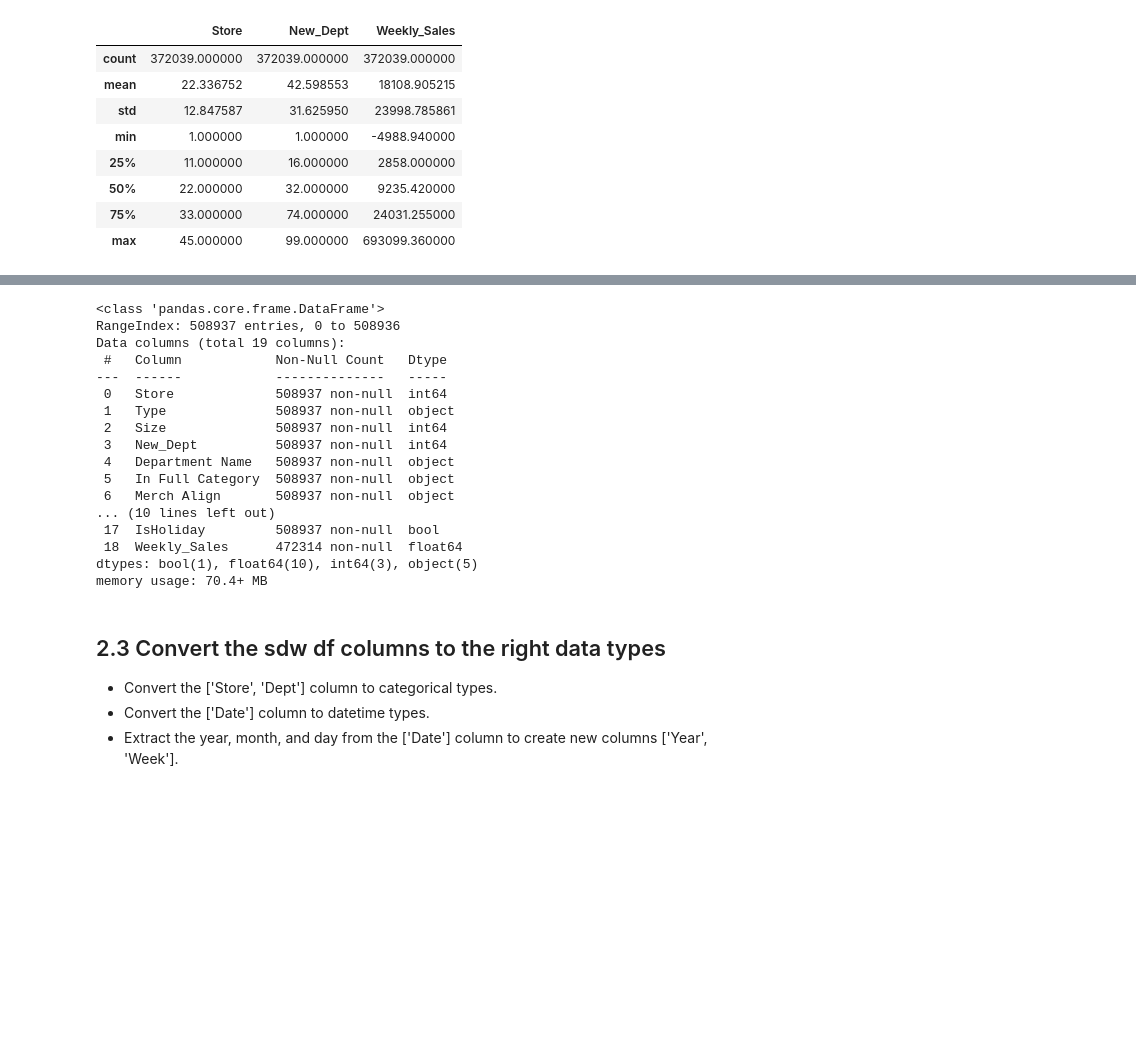
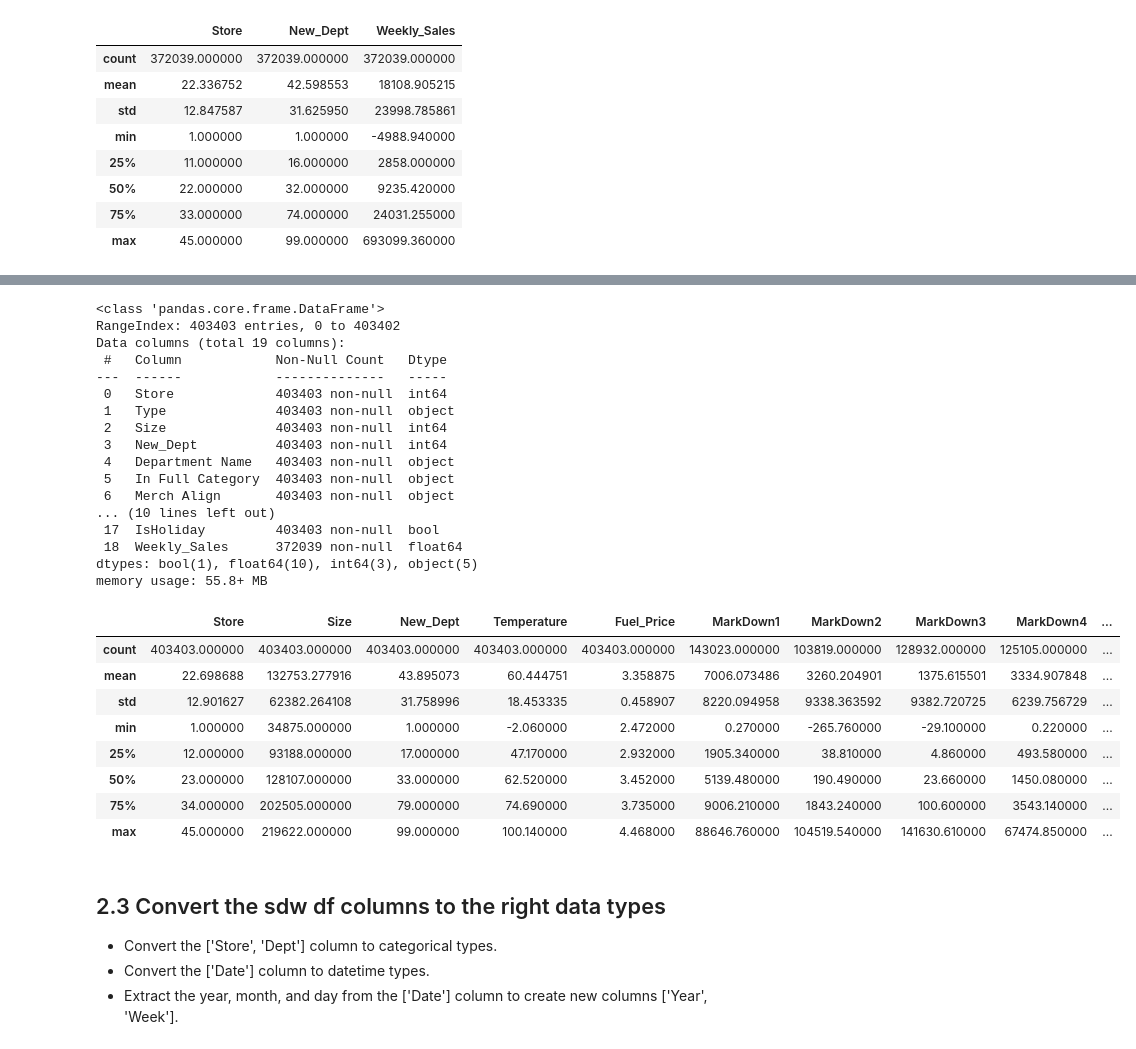
Before and after one commit to Dr-Spicy/WalmartForecast, a Jupyter notebook: Notebook.ipynb, the cells around one changed output, grey strips where cells are left out. Cells and saved outputs as stored; diff of their text form; code cells hidden in the pictures; blank space fills up the shorter version.

```diff
--- a/Notebook.ipynb
+++ b/Notebook.ipynb
@@ -481,23 +499,33 @@ sdw.head()
 # %%
-sdw.info()
+df.info()
+df.describe()
 # %% [output]
 <class 'pandas.core.frame.DataFrame'>
-RangeIndex: 508937 entries, 0 to 508936
+RangeIndex: 403403 entries, 0 to 403402
 Data columns (total 19 columns):
  #   Column            Non-Null Count   Dtype
 ---  ------            --------------   -----
- 0   Store             508937 non-null  int64
- 1   Type              508937 non-null  object
- 2   Size              508937 non-null  int64
- 3   New_Dept          508937 non-null  int64
- 4   Department Name   508937 non-null  object
- 5   In Full Category  508937 non-null  object
- 6   Merch Align       508937 non-null  object
+ 0   Store             403403 non-null  int64
+ 1   Type              403403 non-null  object
+ 2   Size              403403 non-null  int64
+ 3   New_Dept          403403 non-null  int64
+ 4   Department Name   403403 non-null  object
+ 5   In Full Category  403403 non-null  object
+ 6   Merch Align       403403 non-null  object
 ... (10 lines left out)
- 17  IsHoliday         508937 non-null  bool
- 18  Weekly_Sales      472314 non-null  float64
+ 17  IsHoliday         403403 non-null  bool
+ 18  Weekly_Sales      372039 non-null  float64
 dtypes: bool(1), float64(10), int64(3), object(5)
-memory usage: 70.4+ MB
+memory usage: 55.8+ MB
+|  | Store | Size | New_Dept | Temperature | Fuel_Price | MarkDown1 | MarkDown2 | MarkDown3 | MarkDown4 | ... |
+| count | 403403.000000 | 403403.000000 | 403403.000000 | 403403.000000 | 403403.000000 | 143023.000000 | 103819.000000 | 128932.000000 | 125105.000000 | ... |
+| mean | 22.698688 | 132753.277916 | 43.895073 | 60.444751 | 3.358875 | 7006.073486 | 3260.204901 | 1375.615501 | 3334.907848 | ... |
+| std | 12.901627 | 62382.264108 | 31.758996 | 18.453335 | 0.458907 | 8220.094958 | 9338.363592 | 9382.720725 | 6239.756729 | ... |
+| min | 1.000000 | 34875.000000 | 1.000000 | -2.060000 | 2.472000 | 0.270000 | -265.760000 | -29.100000 | 0.220000 | ... |
+| 25% | 12.000000 | 93188.000000 | 17.000000 | 47.170000 | 2.932000 | 1905.340000 | 38.810000 | 4.860000 | 493.580000 | ... |
+| 50% | 23.000000 | 128107.000000 | 33.000000 | 62.520000 | 3.452000 | 5139.480000 | 190.490000 | 23.660000 | 1450.080000 | ... |
+| 75% | 34.000000 | 202505.000000 | 79.000000 | 74.690000 | 3.735000 | 9006.210000 | 1843.240000 | 100.600000 | 3543.140000 | ... |
+| max | 45.000000 | 219622.000000 | 99.000000 | 100.140000 | 4.468000 | 88646.760000 | 104519.540000 | 141630.610000 | 67474.850000 | ... |
 # %% [markdown]
 ## 2.3 Convert the sdw df columns to the right data types
 
```
Also changed, not shown: parts of 12 cells of this notebook.
